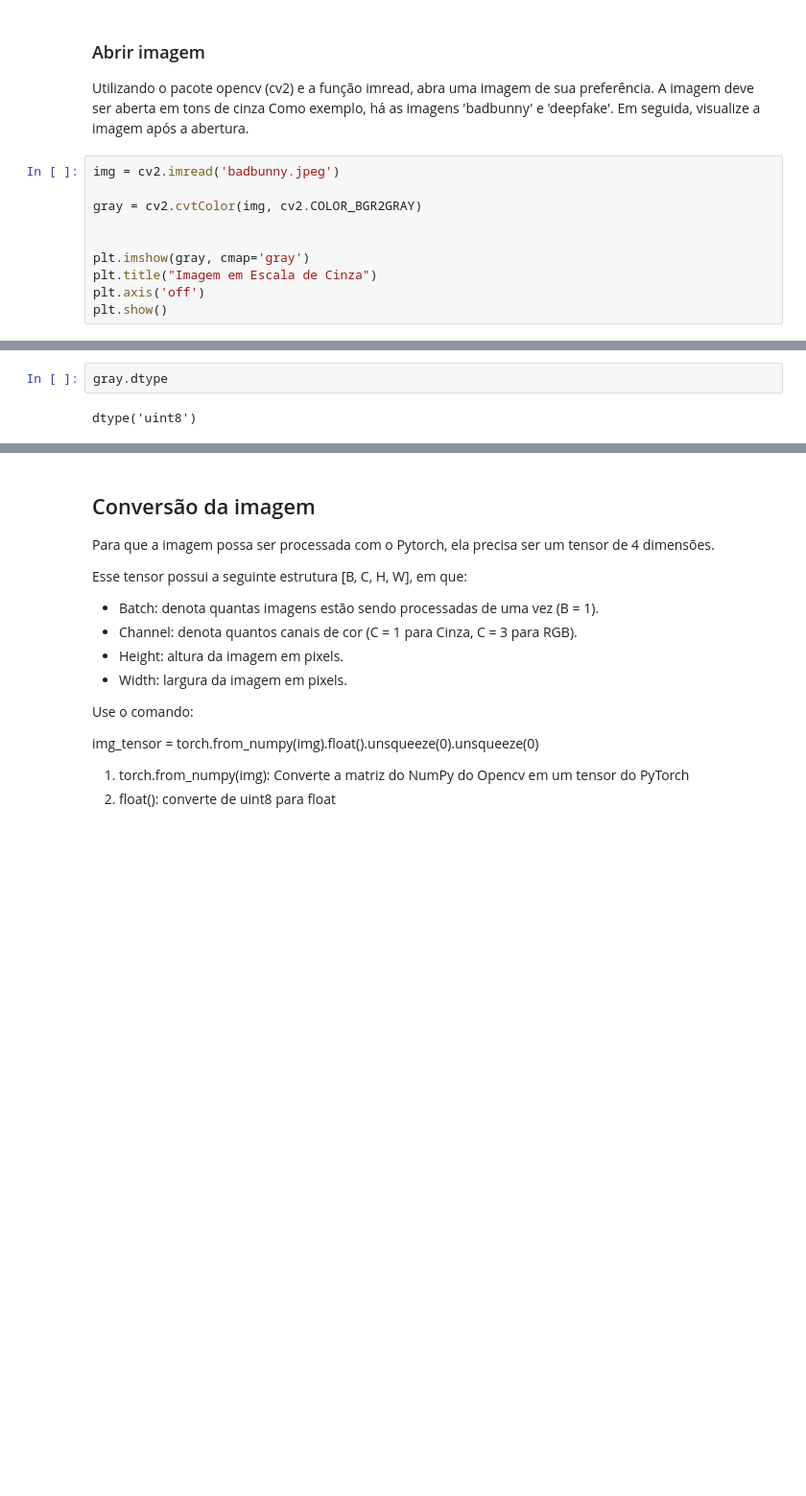
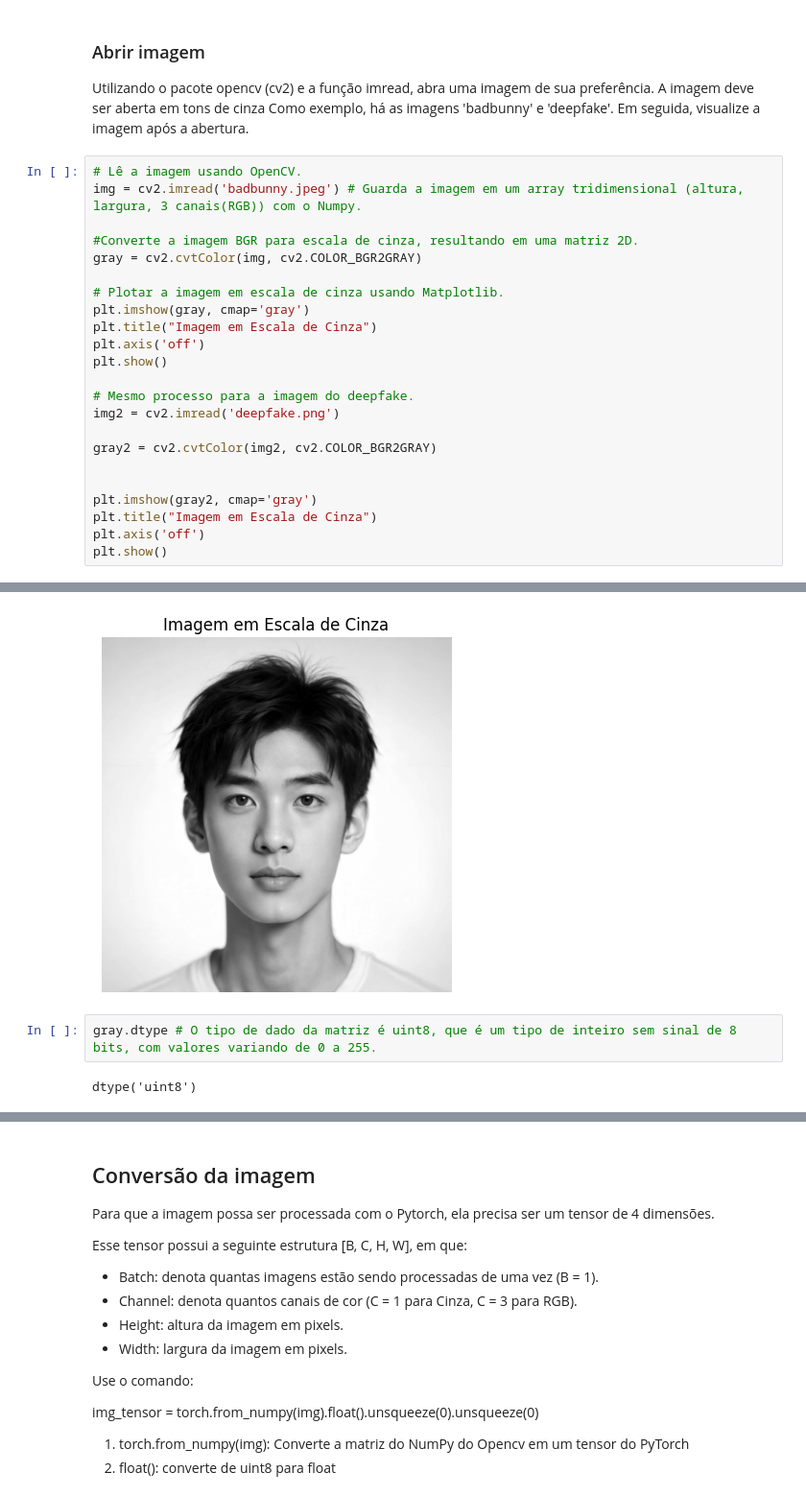
Before and after one commit to thiagocordeirum/TopicosI-DeepLearning, a Jupyter notebook: Topicos1-2026.1-Tarefa1.ipynb, the cells around one changed output, grey strips where cells are left out. Shown at 96% size. Drawn from its saved outputs; the diff is of its cells as text; blank space fills up the shorter version.

```diff
--- a/Topicos1-2026.1-Tarefa1.ipynb
+++ b/Topicos1-2026.1-Tarefa1.ipynb
@@ -29,18 +29,32 @@ import torch.nn.functional as F
 
 Utilizando o pacote opencv (cv2) e a função imread, abra uma imagem de sua preferência. A imagem deve ser aberta em tons de cinza Como exemplo, há as imagens 'badbunny' e 'deepfake'. Em seguida, visualize a imagem após a abertura.
 # %%
-img = cv2.imread('badbunny.jpeg')
+# Lê a imagem usando OpenCV.
+img = cv2.imread('badbunny.jpeg') # Guarda a imagem em um array tridimensional (altura, largura, 3 canais(RGB)) com o Numpy.
 
+#Converte a imagem BGR para escala de cinza, resultando em uma matriz 2D.
 gray = cv2.cvtColor(img, cv2.COLOR_BGR2GRAY)
 
-
+# Plotar a imagem em escala de cinza usando Matplotlib.
 plt.imshow(gray, cmap='gray')
 plt.title("Imagem em Escala de Cinza")
 plt.axis('off')
 plt.show()
+
+# Mesmo processo para a imagem do deepfake.
+img2 = cv2.imread('deepfake.png')
+
+gray2 = cv2.cvtColor(img2, cv2.COLOR_BGR2GRAY)
+
+
+plt.imshow(gray2, cmap='gray')
+plt.title("Imagem em Escala de Cinza")
+plt.axis('off')
+plt.show()
 # %% [output]
 [figure]
+[figure, added]
 # %%
-gray.dtype
+gray.dtype # O tipo de dado da matriz é uint8, que é um tipo de inteiro sem sinal de 8 bits, com valores variando de 0 a 255.
 # %% [output]
 dtype('uint8')
```
Also changed, not shown: parts of 6 cells of this notebook.
